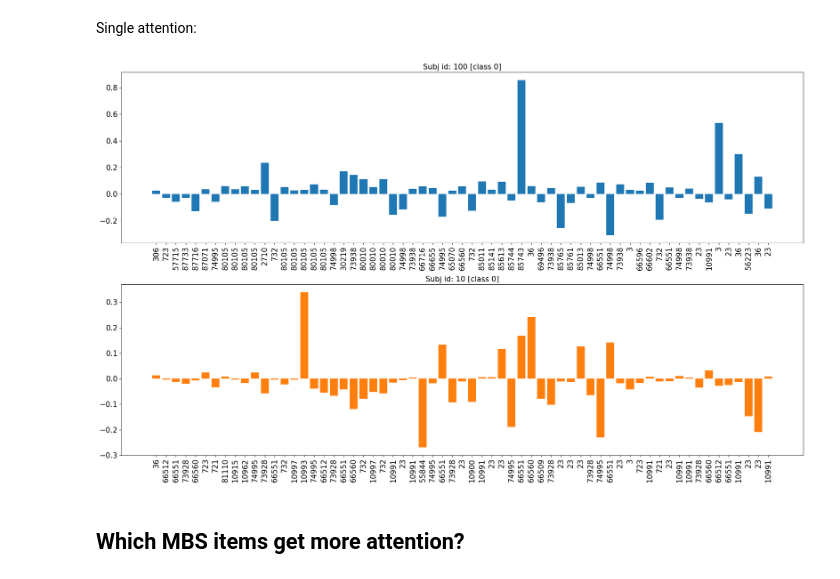
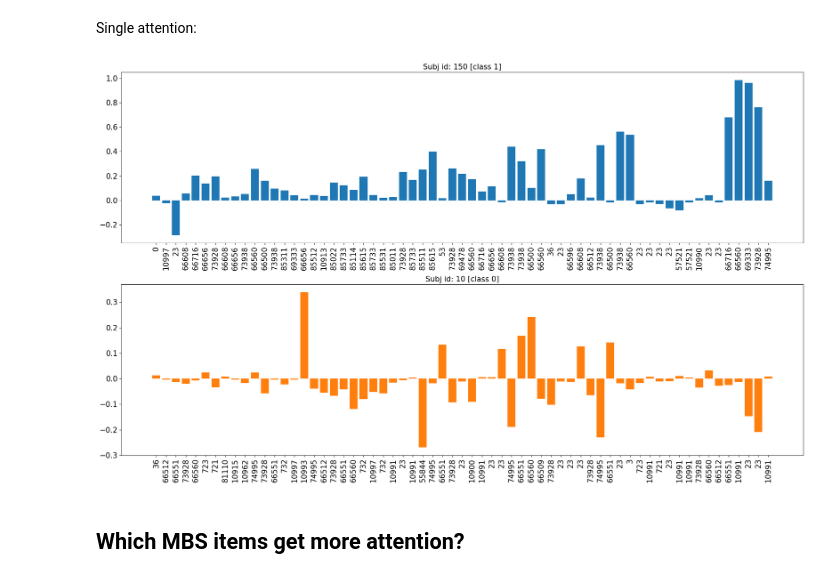
Before and after one commit to samuelefiorini/tangle, a Jupyter notebook: notebooks/models/attention_viz.ipynb, the cells around one changed output. Cells and saved outputs as stored; diff of their text form; code cells hidden in the pictures.

Commit message:
working on attention viz

```diff
--- a/notebooks/models/attention_viz.ipynb
+++ b/notebooks/models/attention_viz.ipynb
@@ -118,32 +118,34 @@ word_map[0] = 0
 # %%
 def attention_viz(i, color='C0'):
     # Load the mbs sequence from the dataset
     tokenized_seq = D[0][0][i]
     mbs_seq = np.array([word_map[tk] for tk in tokenized_seq])
 
     # Retrieve the corresponding attention vector
     attention = c[i].squeeze()
 
     # Filter out small attentions
     _idx = np.where(np.abs(attention) >= np.percentile(np.abs(attention), 75))[0]
     axis = np.arange(len(_idx))
 
     plt.bar(axis, attention[_idx], color=color)
     plt.xticks(axis, mbs_seq[_idx], rotation='vertical', fontsize=15)
     plt.yticks(fontsize=15)
     plt.title('Subj id: {} [class {}]'.format(i, D[1][i]), fontsize=15)
     plt.tight_layout();
 
 
 plt.figure(dpi=100, figsize=(20, 12))
 
 plt.subplot(211)
-attention_viz(100, color='C0')
+attention_viz(150, color='C0')
 
 plt.subplot(212)
 attention_viz(10, color='C1')
+
+plt.tight_layout()
 # %% [output]
-[figure, old version]
+[figure, new version]
 # %% [markdown]
 ## Which MBS items get more attention?
 # %%
```
